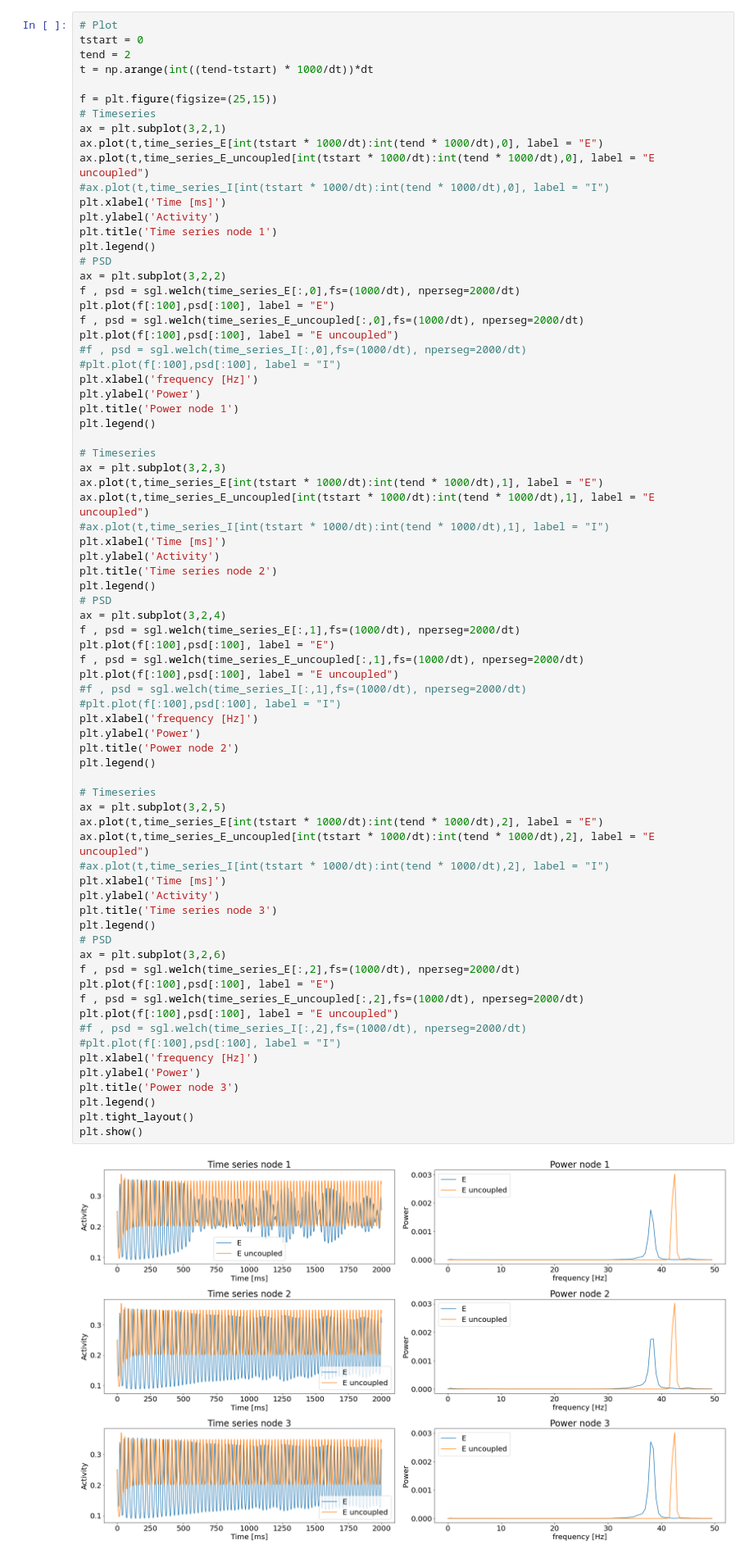
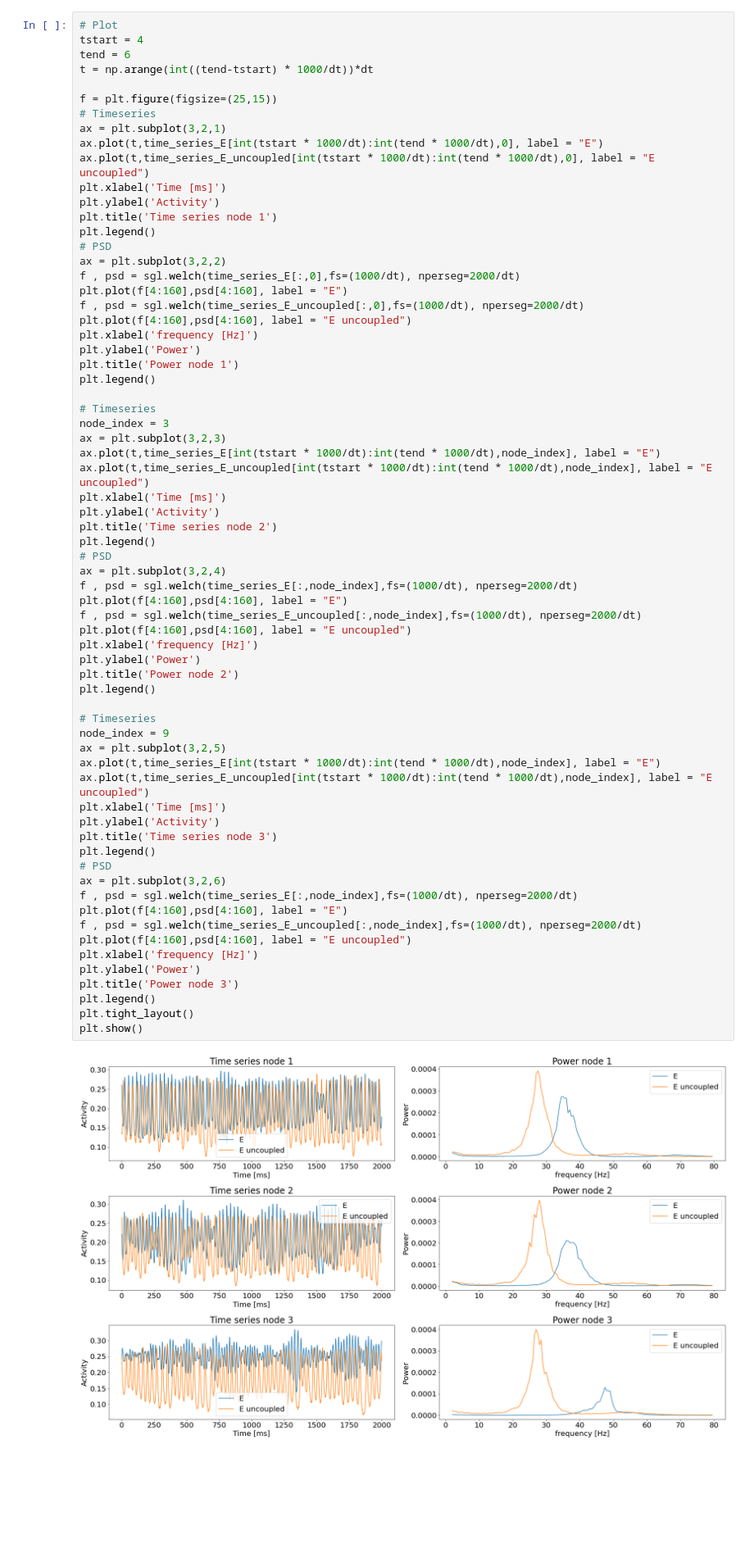
Before and after one commit to NeuroLife77/WC, a Jupyter notebook: simulate_connected.ipynb, the cells around one changed output. Shown at 82% size. Cells and saved outputs as stored; diff of their text form; blank space fills up the shorter version.

```diff
--- a/simulate_connected.ipynb
+++ b/simulate_connected.ipynb
@@ -254,8 +152,8 @@ time_series_E, time_series_I = simulate_connected_heun_noise_faster(
                                                         )
 # %%
 # Plot
-tstart = 0
-tend = 2
+tstart = 4
+tend = 6
 t = np.arange(int((tend-tstart) * 1000/dt))*dt
 
 f = plt.figure(figsize=(25,15))
@@ -263,7 +161,6 @@ f = plt.figure(figsize=(25,15))
 ax = plt.subplot(3,2,1)
 ax.plot(t,time_series_E[int(tstart * 1000/dt):int(tend * 1000/dt),0], label = "E")
 ax.plot(t,time_series_E_uncoupled[int(tstart * 1000/dt):int(tend * 1000/dt),0], label = "E uncoupled")
-#ax.plot(t,time_series_I[int(tstart * 1000/dt):int(tend * 1000/dt),0], label = "I")
 plt.xlabel('Time [ms]')
 plt.ylabel('Activity')
 plt.title('Time series node 1')
@@ -271,60 +168,54 @@ plt.legend()
 # PSD
 ax = plt.subplot(3,2,2)
 f , psd = sgl.welch(time_series_E[:,0],fs=(1000/dt), nperseg=2000/dt)
-plt.plot(f[:100],psd[:100], label = "E")
+plt.plot(f[4:160],psd[4:160], label = "E")
 f , psd = sgl.welch(time_series_E_uncoupled[:,0],fs=(1000/dt), nperseg=2000/dt)
-plt.plot(f[:100],psd[:100], label = "E uncoupled")
-#f , psd = sgl.welch(time_series_I[:,0],fs=(1000/dt), nperseg=2000/dt)
-#plt.plot(f[:100],psd[:100], label = "I")
+plt.plot(f[4:160],psd[4:160], label = "E uncoupled")
 plt.xlabel('frequency [Hz]')
 plt.ylabel('Power')
 plt.title('Power node 1')
 plt.legend()
 
 # Timeseries
+node_index = 3
 ax = plt.subplot(3,2,3)
-ax.plot(t,time_series_E[int(tstart * 1000/dt):int(tend * 1000/dt),1], label = "E")
-ax.plot(t,time_series_E_uncoupled[int(tstart * 1000/dt):int(tend * 1000/dt),1], label = "E uncoupled")
-#ax.plot(t,time_series_I[int(tstart * 1000/dt):int(tend * 1000/dt),1], label = "I")
+ax.plot(t,time_series_E[int(tstart * 1000/dt):int(tend * 1000/dt),node_index], label = "E")
+ax.plot(t,time_series_E_uncoupled[int(tstart * 1000/dt):int(tend * 1000/dt),node_index], label = "E uncoupled")
 plt.xlabel('Time [ms]')
 plt.ylabel('Activity')
 plt.title('Time series node 2')
 plt.legend()
 # PSD
 ax = plt.subplot(3,2,4)
-f , psd = sgl.welch(time_series_E[:,1],fs=(1000/dt), nperseg=2000/dt)
-plt.plot(f[:100],psd[:100], label = "E")
-f , psd = sgl.welch(time_series_E_uncoupled[:,1],fs=(1000/dt), nperseg=2000/dt)
-plt.plot(f[:100],psd[:100], label = "E uncoupled")
-#f , psd = sgl.welch(time_series_I[:,1],fs=(1000/dt), nperseg=2000/dt)
-#plt.plot(f[:100],psd[:100], label = "I")
+f , psd = sgl.welch(time_series_E[:,node_index],fs=(1000/dt), nperseg=2000/dt)
+plt.plot(f[4:160],psd[4:160], label = "E")
+f , psd = sgl.welch(time_series_E_uncoupled[:,node_index],fs=(1000/dt), nperseg=2000/dt)
+plt.plot(f[4:160],psd[4:160], label = "E uncoupled")
 plt.xlabel('frequency [Hz]')
 plt.ylabel('Power')
 plt.title('Power node 2')
 plt.legend()
 
 # Timeseries
+node_index = 9
 ax = plt.subplot(3,2,5)
-ax.plot(t,time_series_E[int(tstart * 1000/dt):int(tend * 1000/dt),2], label = "E")
-ax.plot(t,time_series_E_uncoupled[int(tstart * 1000/dt):int(tend * 1000/dt),2], label = "E uncoupled")
-#ax.plot(t,time_series_I[int(tstart * 1000/dt):int(tend * 1000/dt),2], label = "I")
+ax.plot(t,time_series_E[int(tstart * 1000/dt):int(tend * 1000/dt),node_index], label = "E")
+ax.plot(t,time_series_E_uncoupled[int(tstart * 1000/dt):int(tend * 1000/dt),node_index], label = "E uncoupled")
 plt.xlabel('Time [ms]')
 plt.ylabel('Activity')
 plt.title('Time series node 3')
 plt.legend()
 # PSD
 ax = plt.subplot(3,2,6)
-f , psd = sgl.welch(time_series_E[:,2],fs=(1000/dt), nperseg=2000/dt)
-plt.plot(f[:100],psd[:100], label = "E")
-f , psd = sgl.welch(time_series_E_uncoupled[:,2],fs=(1000/dt), nperseg=2000/dt)
-plt.plot(f[:100],psd[:100], label = "E uncoupled")
-#f , psd = sgl.welch(time_series_I[:,2],fs=(1000/dt), nperseg=2000/dt)
-#plt.plot(f[:100],psd[:100], label = "I")
+f , psd = sgl.welch(time_series_E[:,node_index],fs=(1000/dt), nperseg=2000/dt)
+plt.plot(f[4:160],psd[4:160], label = "E")
+f , psd = sgl.welch(time_series_E_uncoupled[:,node_index],fs=(1000/dt), nperseg=2000/dt)
+plt.plot(f[4:160],psd[4:160], label = "E uncoupled")
 plt.xlabel('frequency [Hz]')
 plt.ylabel('Power')
 plt.title('Power node 3')
 plt.legend()
 plt.tight_layout()
 plt.show()
 # %% [output]
-[figure, old version]
+[figure, new version]
```
Also changed, not shown: parts of 4 cells of this notebook, 3 other files.
